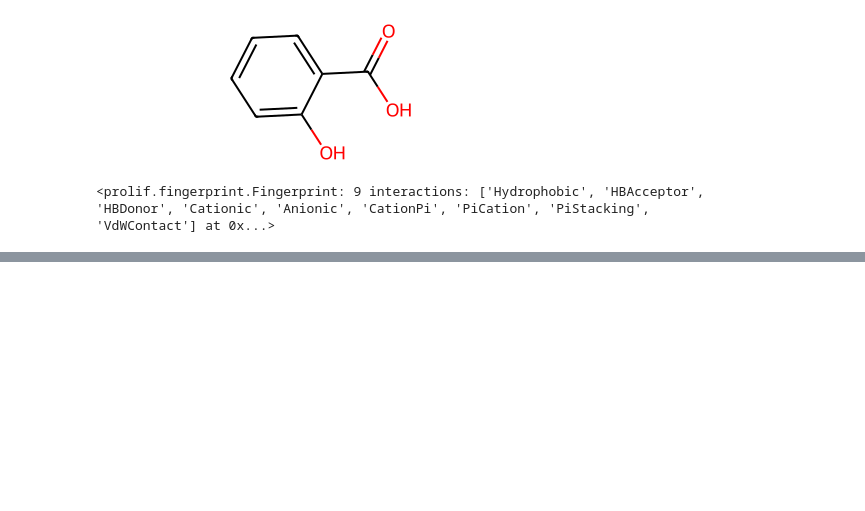
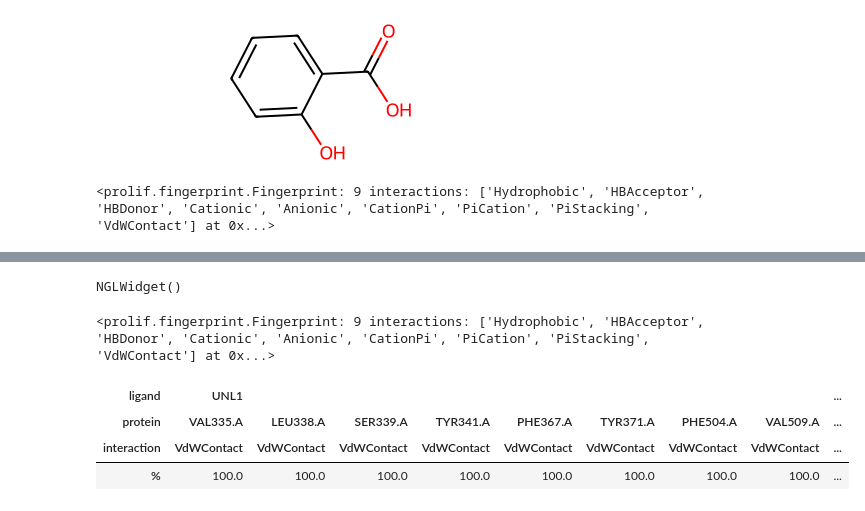
Before and after one commit to wesselporschen/ACMDD_COX2, a Jupyter notebook: 01alpha.ipynb, the cells around one changed output, grey strips where cells are left out. Cells and saved outputs as stored; diff of their text form; code cells hidden in the pictures; blank space fills up the shorter version.

```diff
--- a/01alpha.ipynb
+++ b/01alpha.ipynb
@@ -857,0 +1048,44 @@ df.head(5)
+# %%
+# docktmp = '{}_docked.pdb'.format(LIGAND_TO_DOCK
+
+with open('{}-complex.pdb'.format(PDBCODE)) as f:
+    view = nglview.show_file(f, ext="pdb")
+
+view.center("UNL")
+viewer.show_residues_around(view, selection="UNL")
+view
+# %% [output]
+NGLWidget()
+# %%
+from pathlib import Path
+HOMEDIR = str(Path.home())
+os.chdir(HOMEDIR)
+os.chdir('Docking')
+
+# load .pdbqt of poses from docking run for ligand
+pdbqt_files = sorted(glob.glob('docking_results_ligand_09_AlphaFold_pose*.pdbqt'))
+pdbqt_files
+pose_iterable = plf.pdbqt_supplier(pdbqt_files, rofecoxib)
+
+# specify alphafold strucutre and create Mol-file
+protein_file = str("alpha_aligned_prepped.pdb")
+rdkit_prot = Chem.MolFromPDBFile(protein_file, removeHs=False)
+protein_mol = plf.Molecule(rdkit_prot)
+
+# initiate fingerprint generator
+fp = plf.Fingerprint()
+# run on your poses
+fp.run_from_iterable(pose_iterable, protein_mol)
+# %% [output]
+<prolif.fingerprint.Fingerprint: 9 interactions: ['Hydrophobic', 'HBAcceptor', 'HBDonor', 'Cationic', 'Anionic', 'CationPi', 'PiCation', 'PiStacking', 'VdWContact'] at 0x...>
+# %%
+df = fp.to_dataframe(index_col="Pose")
+# show only the 5 first poses
+# hide an interaction type (Hydrophobic)
+df.drop("Hydrophobic", level="interaction", axis=1, inplace=True)
+(df.mean().sort_values(ascending=False).to_frame(name="%").T * 100)
+# %% [output]
+| ligand | UNL1 |  |  |  |  |  |  |  | ... |
+| protein | VAL335.A | LEU338.A | SER339.A | TYR341.A | PHE367.A | TYR371.A | PHE504.A | VAL509.A | ... |
+| interaction | VdWContact | VdWContact | VdWContact | VdWContact | VdWContact | VdWContact | VdWContact | VdWContact | ... |
+| % | 100.0 | 100.0 | 100.0 | 100.0 | 100.0 | 100.0 | 100.0 | 100.0 | ... |
```
Also changed, not shown: parts of 19 cells of this notebook.
